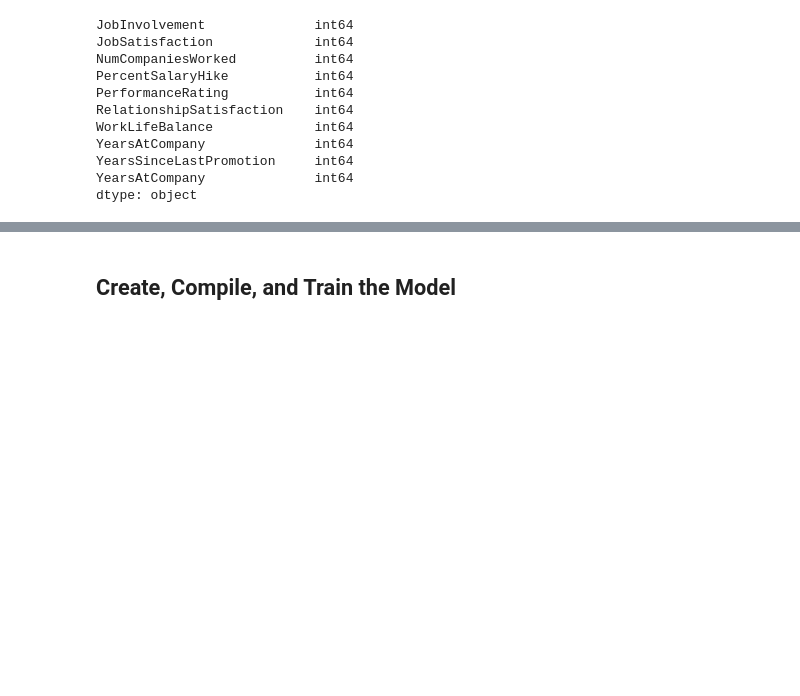
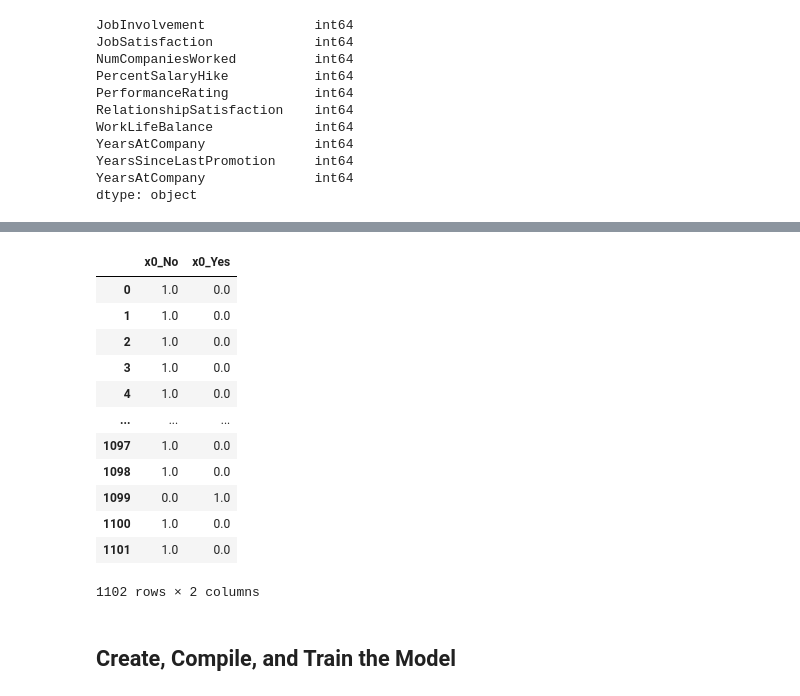
Before and after one commit to jjmccarty/neural-network-challenge-2, a Jupyter notebook: attrition.ipynb, the cells around one changed output, grey strips where cells are left out. Cells and saved outputs as stored; diff of their text form; code cells hidden in the pictures; blank space fills up the shorter version.

```diff
--- a/attrition.ipynb
+++ b/attrition.ipynb
@@ -168,13 +175,0 @@ array([[0., 1., 0.],
-# %%
-# Create a OneHotEncoder for the Department column
-attrition_encoder = OneHotEncoder(drop='first', handle_unknown='ignore', sparse_output=False)
-
-# Fit the encoder to the training data
-attrition_encoder.fit(y_train)
-
-# Create two new variables by applying the encoder
-# to the training and testing data
-y_train_attr_encoded = attrition_encoder.transform(y_train)
-y_test_attr_encoded = attrition_encoder.transform(y_test)
-
-y_train_attr_encoded
@@ -210,3 +176,22 @@ array([[1., 0.],
+# %%
+y_train_attr_df = pd.DataFrame(y_train_attr_encoded, columns = attrition_encoder.get_feature_names_out())
+y_test_attr_df = pd.DataFrame(y_test_attr_encoded, columns = attrition_encoder.get_feature_names_out())
+
+y_train_attr_df
+# %% [output]
+|  | x0_No | x0_Yes |
+| 0 | 1.0 | 0.0 |
+| 1 | 1.0 | 0.0 |
+| 2 | 1.0 | 0.0 |
+| 3 | 1.0 | 0.0 |
+| 4 | 1.0 | 0.0 |
+| ... | ... | ... |
+| 1097 | 1.0 | 0.0 |
+| 1098 | 1.0 | 0.0 |
+| 1099 | 0.0 | 1.0 |
+| 1100 | 1.0 | 0.0 |
+| 1101 | 1.0 | 0.0 |
+1102 rows × 2 columns
 # %% [markdown]
 ## Create, Compile, and Train the Model
 # %%
```
Also changed, not shown: parts of 21 cells of this notebook.
